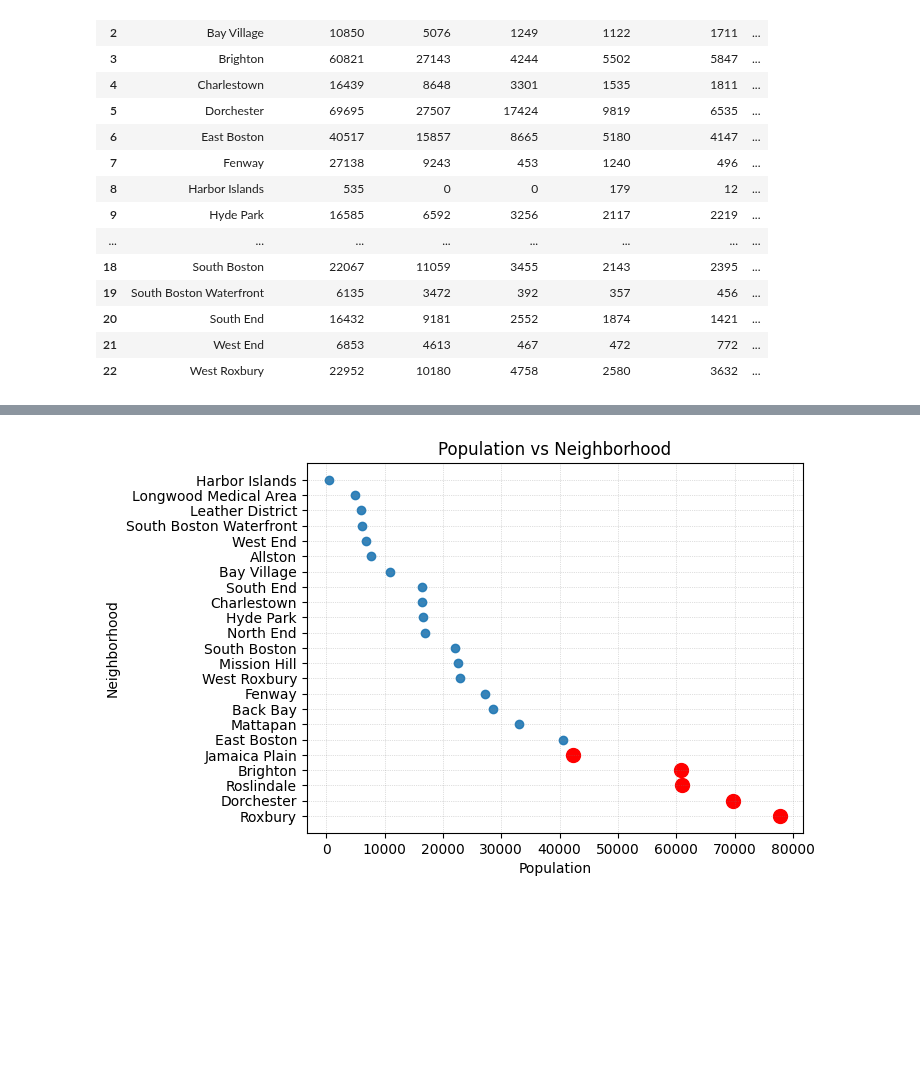
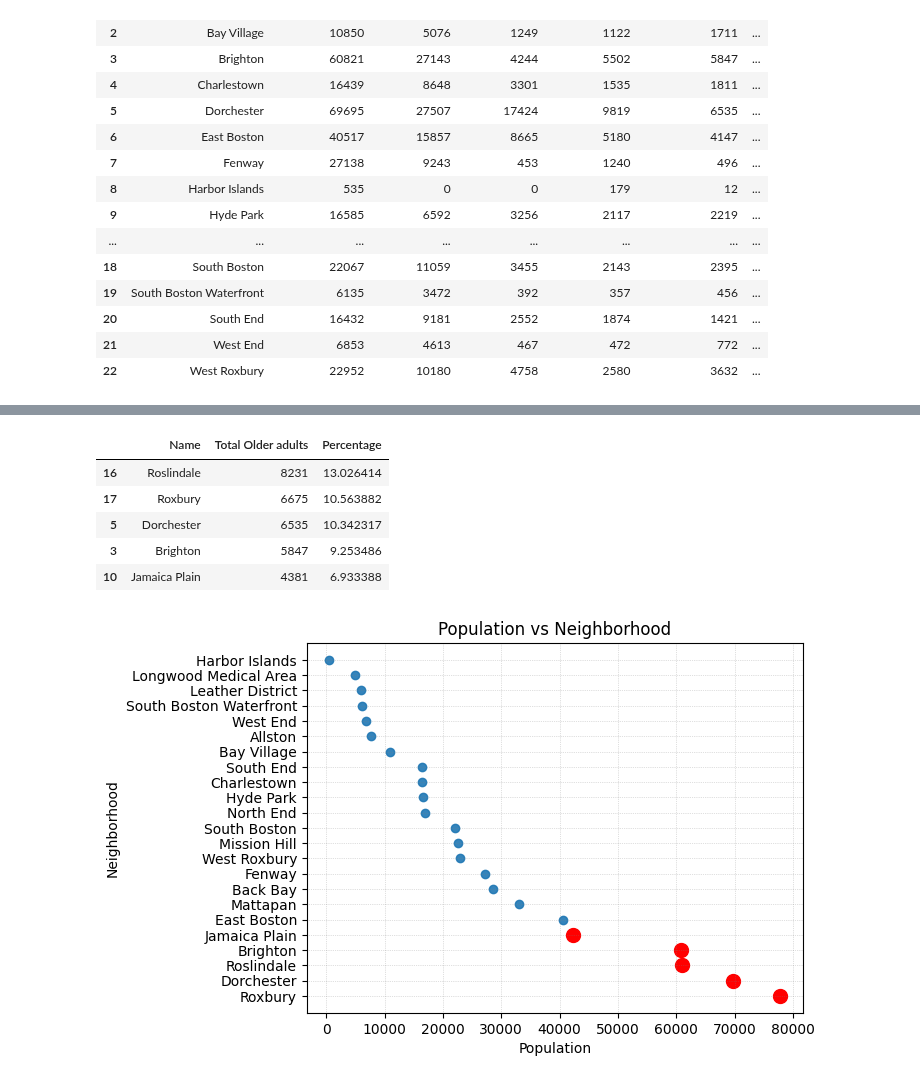
Before and after one commit to BU-Spark/ds-stantec-sidewalks, a Jupyter notebook: spring23-team-1/files/demographics_analysis.ipynb, the cells around one changed output, grey strips where cells are left out. Saved outputs shown, nothing was run; the diff lists cells and outputs as text; code cells hidden in the pictures; blank space fills up the shorter version.

```diff
--- a/spring23-team-1/files/demographics_analysis.ipynb
+++ b/spring23-team-1/files/demographics_analysis.ipynb
@@ -243,3 +286,18 @@ AttributeError: 'DataFrame' object has no attribute 'sort'
+# %%
+adult_df = combined_df.sort_values('Total Older adults', ascending=False)
+
+total_adults = combined_df['Total Older adults'].sum()
+
+adult_df['Percentage'] = (adult_df['Total Older adults'] / total_adults) * 100
+
+adult_df[['Name', 'Total Older adults', 'Percentage']].head()
+# %% [output]
+|  | Name | Total Older adults | Percentage |
+| 16 | Roslindale | 8231 | 13.026414 |
+| 17 | Roxbury | 6675 | 10.563882 |
+| 5 | Dorchester | 6535 | 10.342317 |
+| 3 | Brighton | 5847 | 9.253486 |
+| 10 | Jamaica Plain | 4381 | 6.933388 |
 # %%
 import matplotlib.pyplot as plt
 
```
Also changed, not shown: parts of 4 cells of this notebook.
